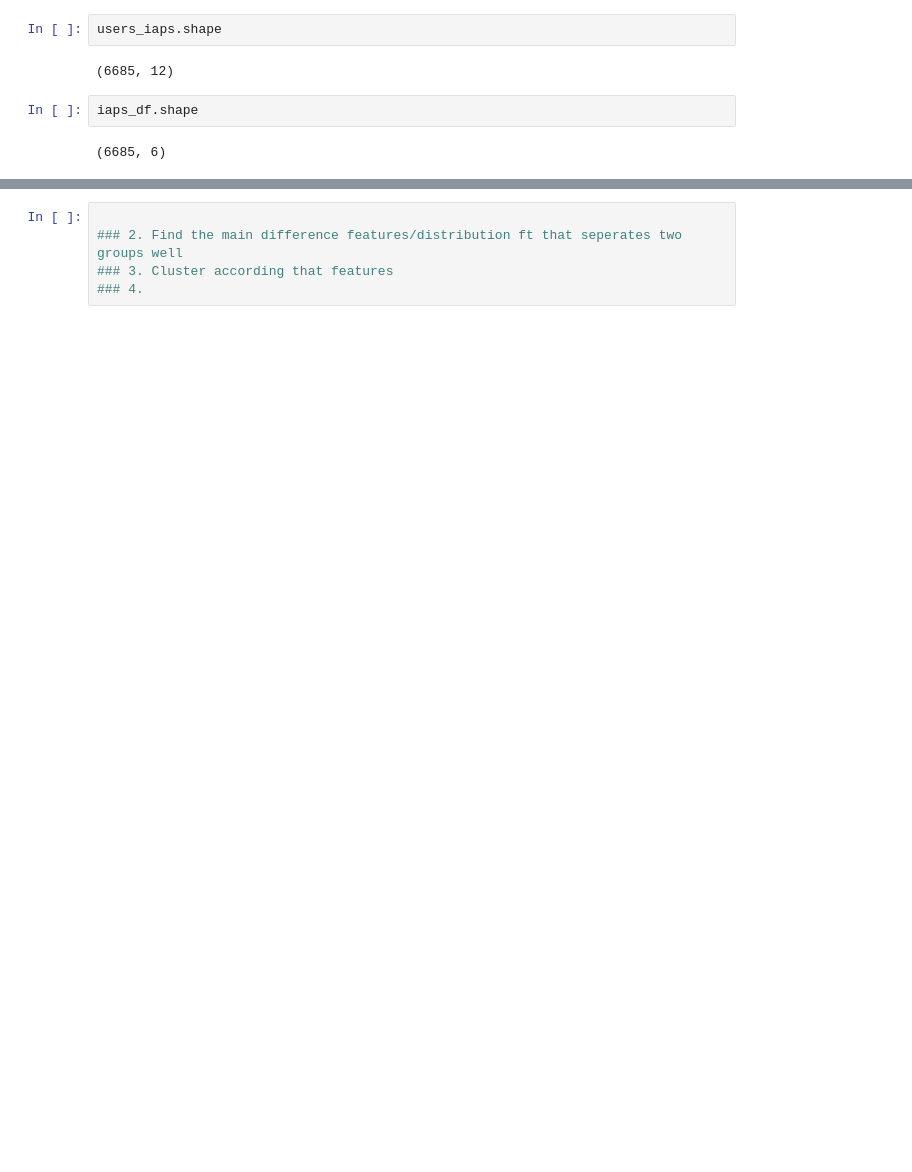
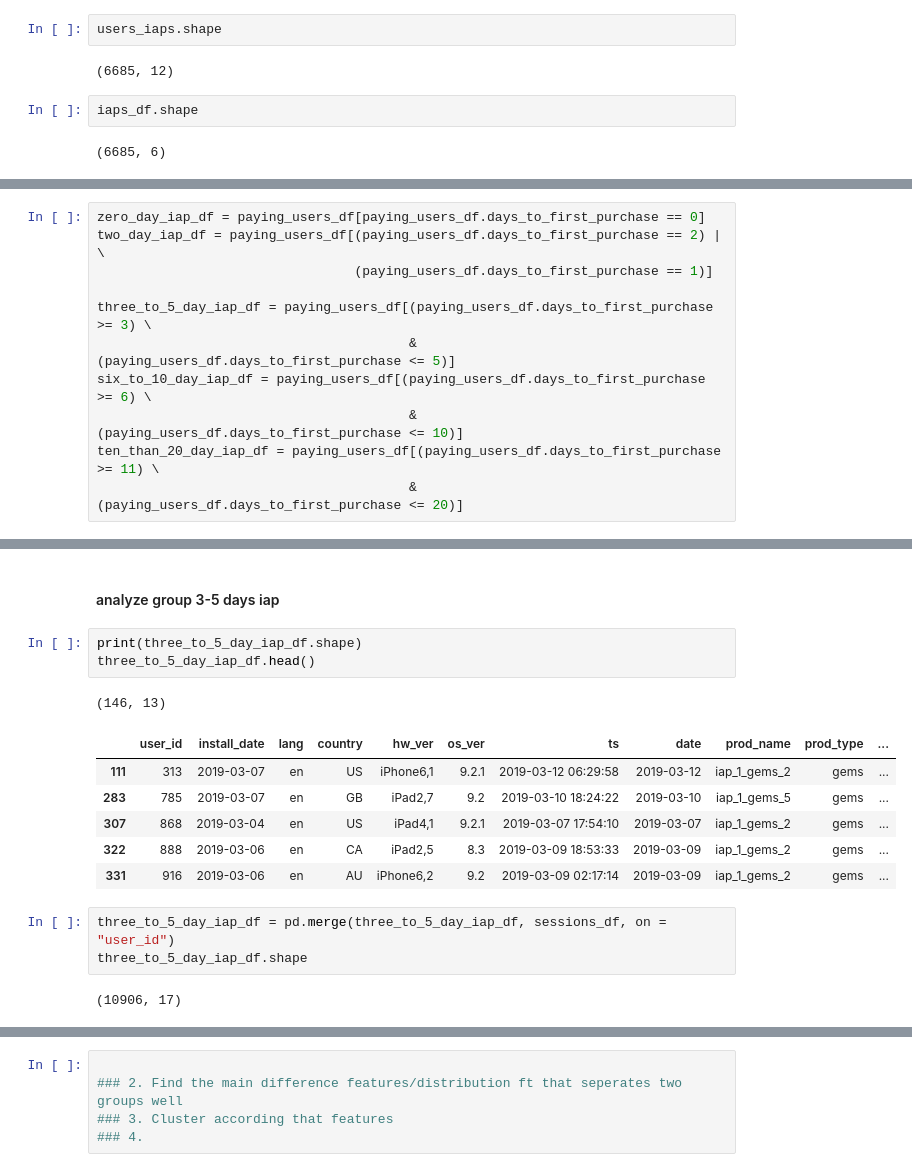
Before and after one commit to nghitrampham/data_assessments, a Jupyter notebook: pg_da_ds_homework/conversion_model.ipynb, the cells around one changed output, grey strips where cells are left out. Saved outputs shown, nothing was run; the diff lists cells and outputs as text; blank space fills up the shorter version.

```diff
--- a/pg_da_ds_homework/conversion_model.ipynb
+++ b/pg_da_ds_homework/conversion_model.ipynb
@@ -222,0 +252,11 @@ iaps_df.shape
+# %%
+zero_day_iap_df = paying_users_df[paying_users_df.days_to_first_purchase == 0]
+two_day_iap_df = paying_users_df[(paying_users_df.days_to_first_purchase == 2) | \
+                                 (paying_users_df.days_to_first_purchase == 1)]
+
+three_to_5_day_iap_df = paying_users_df[(paying_users_df.days_to_first_purchase >= 3) \
+                                        & (paying_users_df.days_to_first_purchase <= 5)]
+six_to_10_day_iap_df = paying_users_df[(paying_users_df.days_to_first_purchase >= 6) \
+                                        & (paying_users_df.days_to_first_purchase <= 10)]
+ten_than_20_day_iap_df = paying_users_df[(paying_users_df.days_to_first_purchase >= 11) \
+                                        & (paying_users_df.days_to_first_purchase <= 20)]
@@ -222,0 +273,18 @@ iaps_df.shape
+# %% [markdown]
+#### analyze group 3-5 days iap
+# %%
+print(three_to_5_day_iap_df.shape)
+three_to_5_day_iap_df.head()
+# %% [output]
+(146, 13)
+|  | user_id | install_date | lang | country | hw_ver | os_ver | ts | date | prod_name | prod_type | ... |
+| 111 | 313 | 2019-03-07 | en | US | iPhone6,1 | 9.2.1 | 2019-03-12 06:29:58 | 2019-03-12 | iap_1_gems_2 | gems | ... |
+| 283 | 785 | 2019-03-07 | en | GB | iPad2,7 | 9.2 | 2019-03-10 18:24:22 | 2019-03-10 | iap_1_gems_5 | gems | ... |
+| 307 | 868 | 2019-03-04 | en | US | iPad4,1 | 9.2.1 | 2019-03-07 17:54:10 | 2019-03-07 | iap_1_gems_2 | gems | ... |
+| 322 | 888 | 2019-03-06 | en | CA | iPad2,5 | 8.3 | 2019-03-09 18:53:33 | 2019-03-09 | iap_1_gems_2 | gems | ... |
+| 331 | 916 | 2019-03-06 | en | AU | iPhone6,2 | 9.2 | 2019-03-09 02:17:14 | 2019-03-09 | iap_1_gems_2 | gems | ... |
+# %%
+three_to_5_day_iap_df = pd.merge(three_to_5_day_iap_df, sessions_df, on = "user_id")
+three_to_5_day_iap_df.shape
+# %% [output]
+(10906, 17)
```
Also changed, not shown: parts of 11 cells of this notebook.
